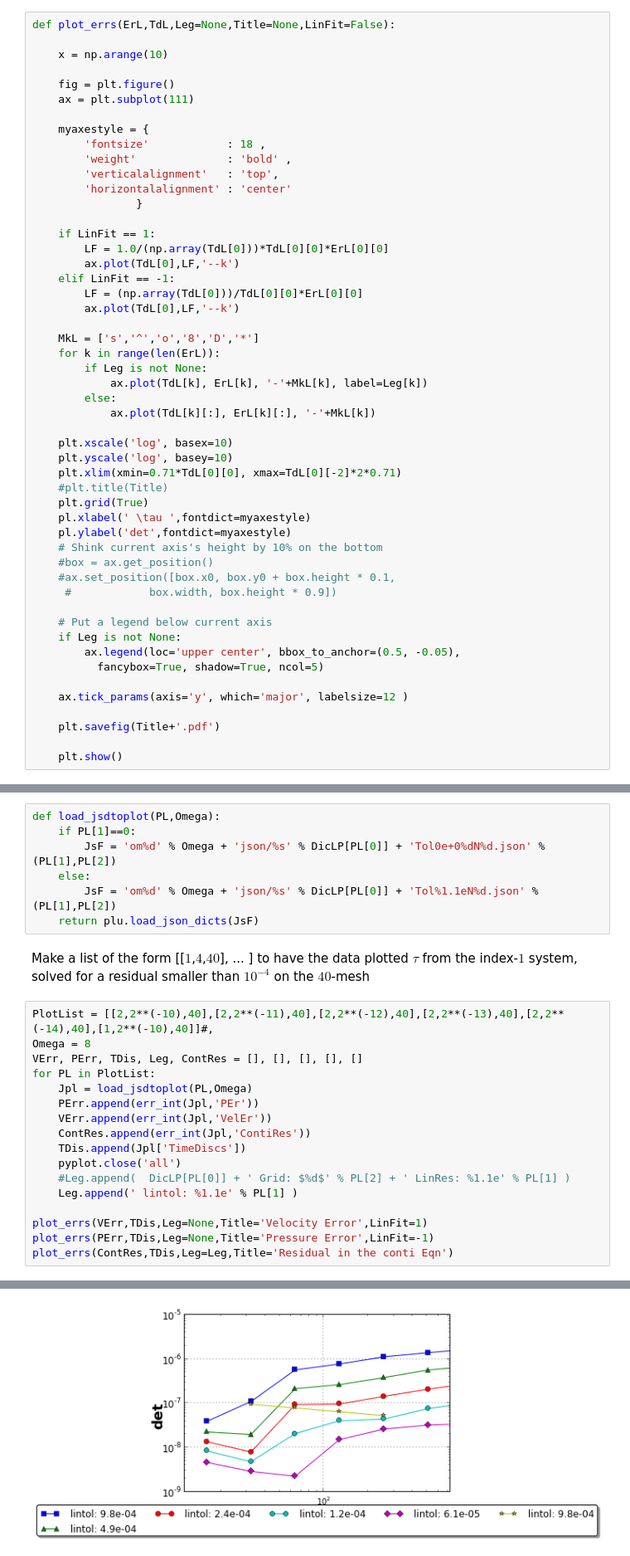
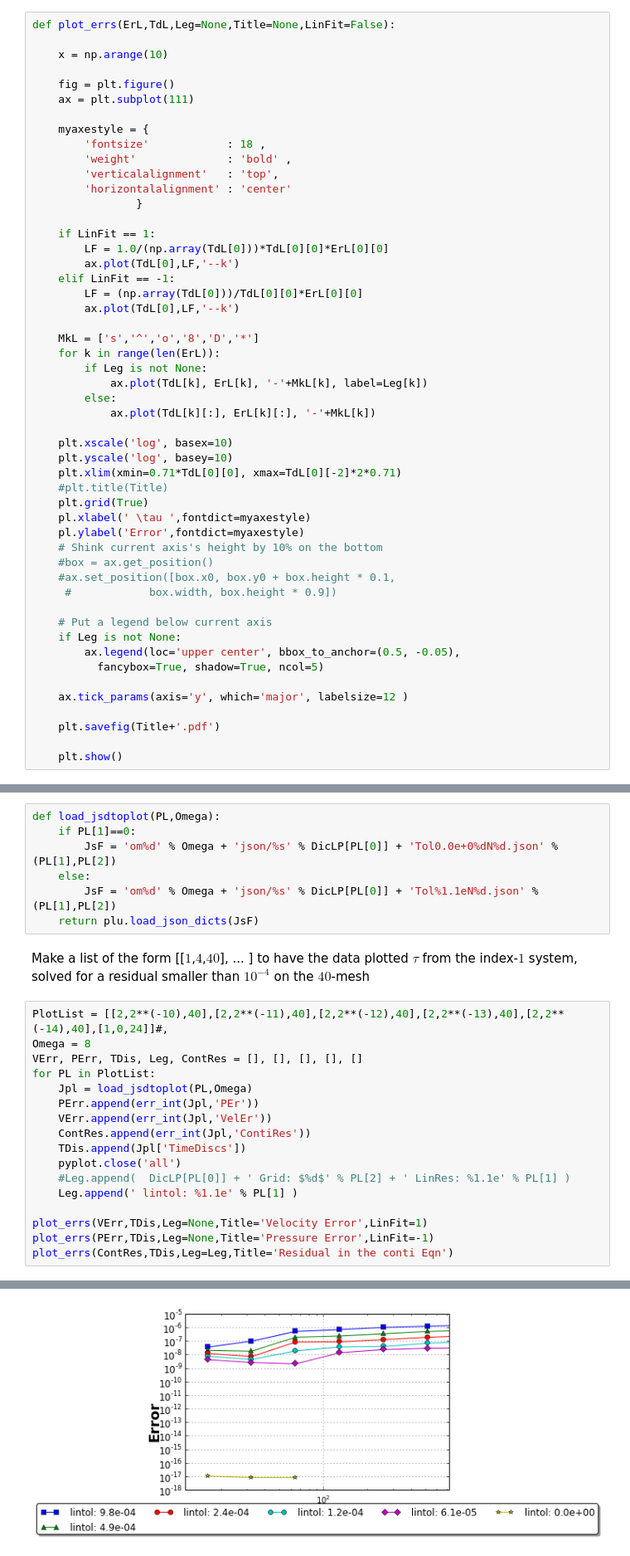
Before and after one commit to highlando/pystokes, a Jupyter notebook: conv plots.ipynb, the cells around one changed output, grey strips where cells are left out. Shown at 83% size. Saved outputs shown, nothing was run; the diff lists cells and outputs as text.

```diff
--- a/conv plots.ipynb
+++ b/conv plots.ipynb
@@ -45,7 +45,7 @@ def plot_errs(ErL,TdL,Leg=None,Title=None,LinFit=False):
     #plt.title(Title)
     plt.grid(True)
     pl.xlabel(' \tau ',fontdict=myaxestyle)
-    pl.ylabel('det',fontdict=myaxestyle)
+    pl.ylabel('Error',fontdict=myaxestyle)
     # Shink current axis's height by 10% on the bottom
     #box = ax.get_position()
     #ax.set_position([box.x0, box.y0 + box.height * 0.1,
@@ -67,7 +67,7 @@ DicLM = {32:'$32$', 40:'$40$', 64:'$64$'}
 # %%
 def load_jsdtoplot(PL,Omega):
     if PL[1]==0:
-        JsF = 'om%d' % Omega + 'json/%s' % DicLP[PL[0]] + 'Tol0e+0%dN%d.json' % (PL[1],PL[2])
+        JsF = 'om%d' % Omega + 'json/%s' % DicLP[PL[0]] + 'Tol0.0e+0%dN%d.json' % (PL[1],PL[2])
     else:
         JsF = 'om%d' % Omega + 'json/%s' % DicLP[PL[0]] + 'Tol%1.1eN%d.json' % (PL[1],PL[2])
     return plu.load_json_dicts(JsF)
@@ -75,7 +75,7 @@ def load_jsdtoplot(PL,Omega):
 Make a list of the form [[$1$,$4$,$40$], ... ] to have the data plotted $\tau$
 from the index-$1$ system, solved for a residual smaller than $10^{-4}$ on the $40$-mesh
 # %%
-PlotList = [[2,2**(-10),40],[2,2**(-11),40],[2,2**(-12),40],[2,2**(-13),40],[2,2**(-14),40],[1,2**(-10),40]]#,
+PlotList = [[2,2**(-10),40],[2,2**(-11),40],[2,2**(-12),40],[2,2**(-13),40],[2,2**(-14),40],[1,0,24]]#,
 Omega = 8
 VErr, PErr, TDis, Leg, ContRes = [], [], [], [], []
 for PL in PlotList:
@@ -97 +97 @@ plot_errs(ContRes,TDis,Leg=Leg,Title='Residual in the conti Eqn')
-[figure, old version]
+[figure, new version]
```
Also changed, not shown: parts of 2 cells of this notebook, 2 other files.
